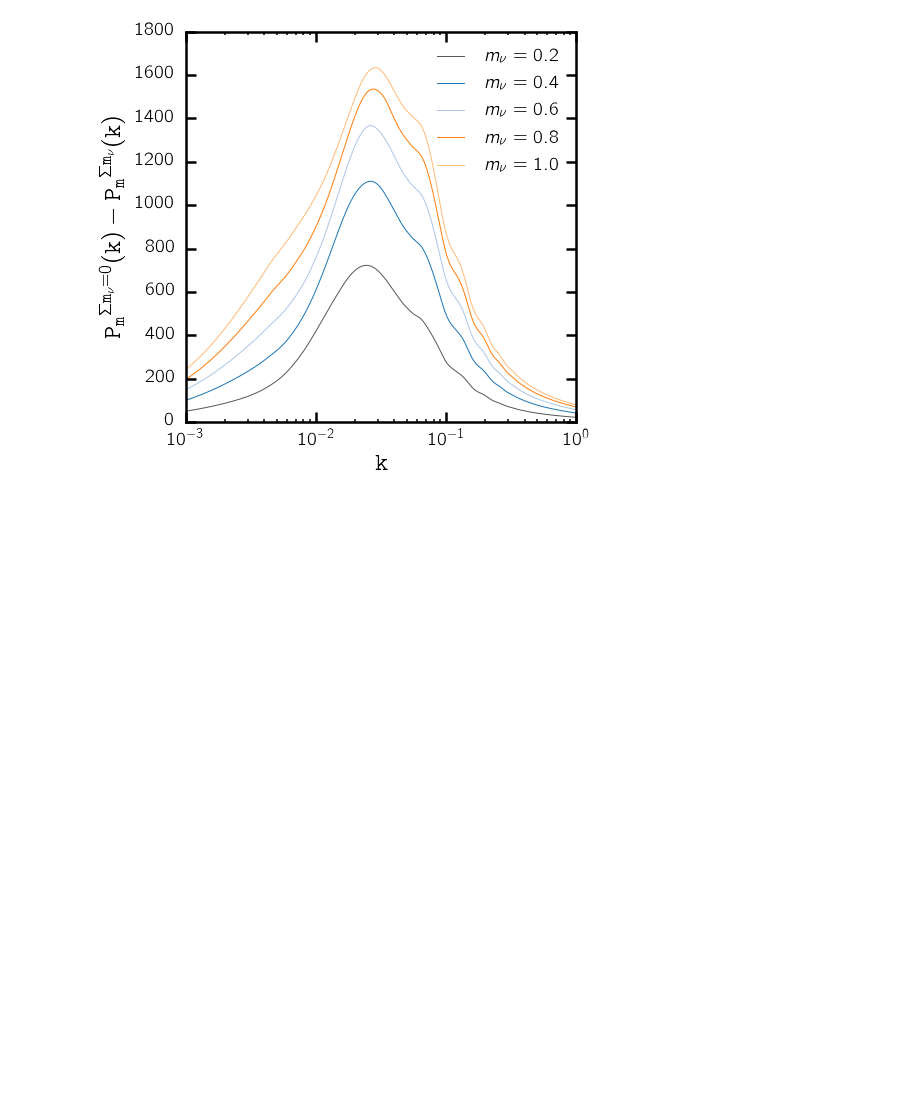
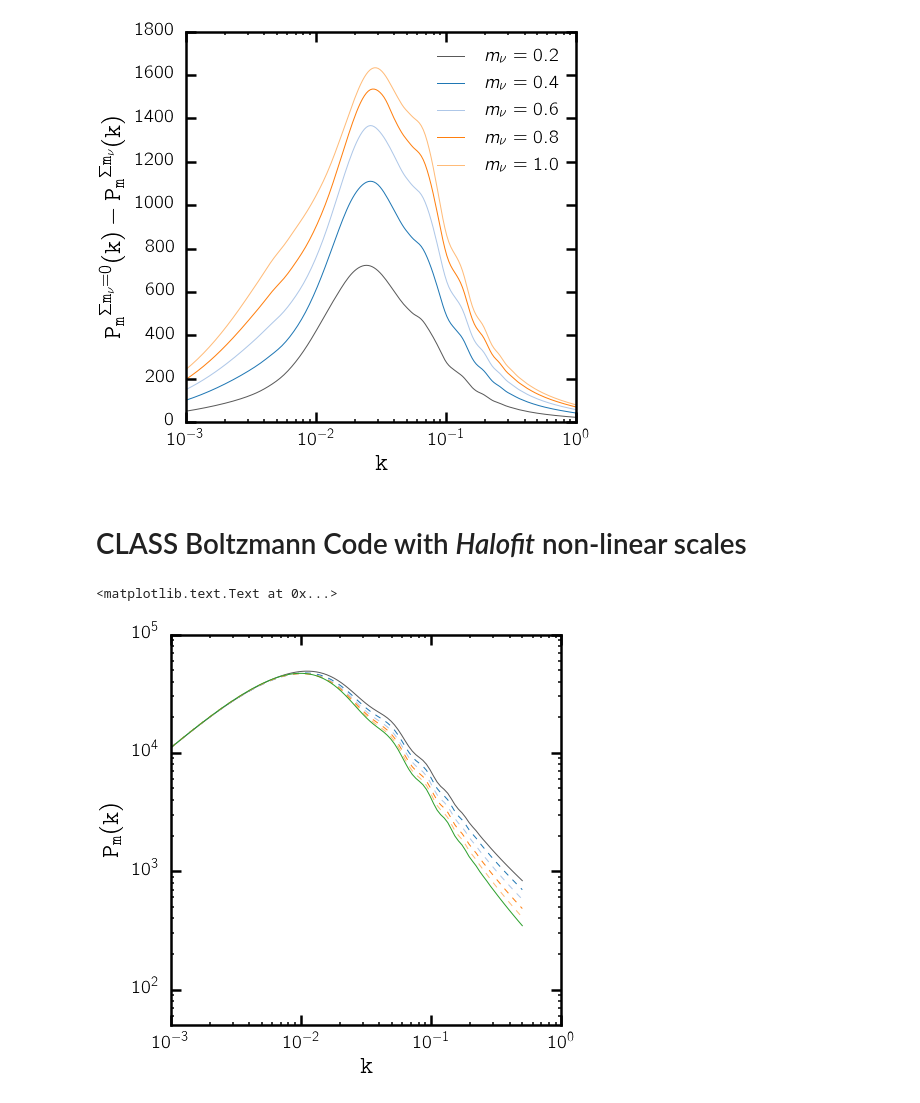
Before and after one commit to changhoonhahn/NeutPk, a Jupyter notebook: NeutPk/model_explore.ipynb, the cells around one changed output. Drawn from its saved outputs; the diff is of its cells as text; code cells hidden in the pictures; blank space fills up the shorter version.

```diff
--- a/NeutPk/model_explore.ipynb
+++ b/NeutPk/model_explore.ipynb
@@ -124,0 +107,2 @@ print cosmo.pk(0.5, 0.0)
+# %% [markdown]
+# CLASS Boltzmann Code with _Halofit_ non-linear scales
@@ -124,0 +150,37 @@ print cosmo.pk(0.5, 0.0)
+# %%
+cosmo = Class()
+
+def class_mPk(mnu=0., nl_model='halofit'):
+
+    scenario.update({'m_ncdm': mnu, 'omega_cdm': 0.12038 - mnu / 94.07})
+    scenario.update({'non linear': nl_model})
+
+    cosmo.set(dict(verbose.items()+scenario.items()))
+    cosmo.compute()
+
+    k_vals = np.logspace(-3, np.log10(0.5), 100) # k values
+
+    m_pk = np.zeros(len(k_vals))
+    for ik, k_tmp in enumerate(k_vals):
+        m_pk[ik] = cosmo.pk(k_tmp, scenario['z_pk'])
+
+    return k_vals, m_pk
+# %%
+plt.figure(figsize=(7,7))
+for i_mnu, mnu in enumerate(mnus):
+    label = None
+    lstyle = '--'
+    if mnu == 0. or mnu == 1.:
+        label = r"$\sum m_\nu = "+str(round(mnu, 2))+"$"
+        lstyle = '-'
+    kk, pkk = class_mPk(mnu=mnu)
+    plt.plot(kk, pkk, color=pretty_colors[i_mnu % 20], label=label, ls=lstyle)
+plt.xscale('log')
+plt.xlim([10**-3, 10**0])
+plt.xlabel('$\mathtt{k}$', fontsize=25)
+plt.yscale('log')
+plt.ylim([10**1.7, 10**5])
+plt.ylabel('$\mathtt{P_m(k)}$', fontsize=25)
+# %% [output]
+<matplotlib.text.Text at 0x...>
+[figure, added]
```
Also changed, not shown: parts of 17 cells of this notebook, 1 other file.
